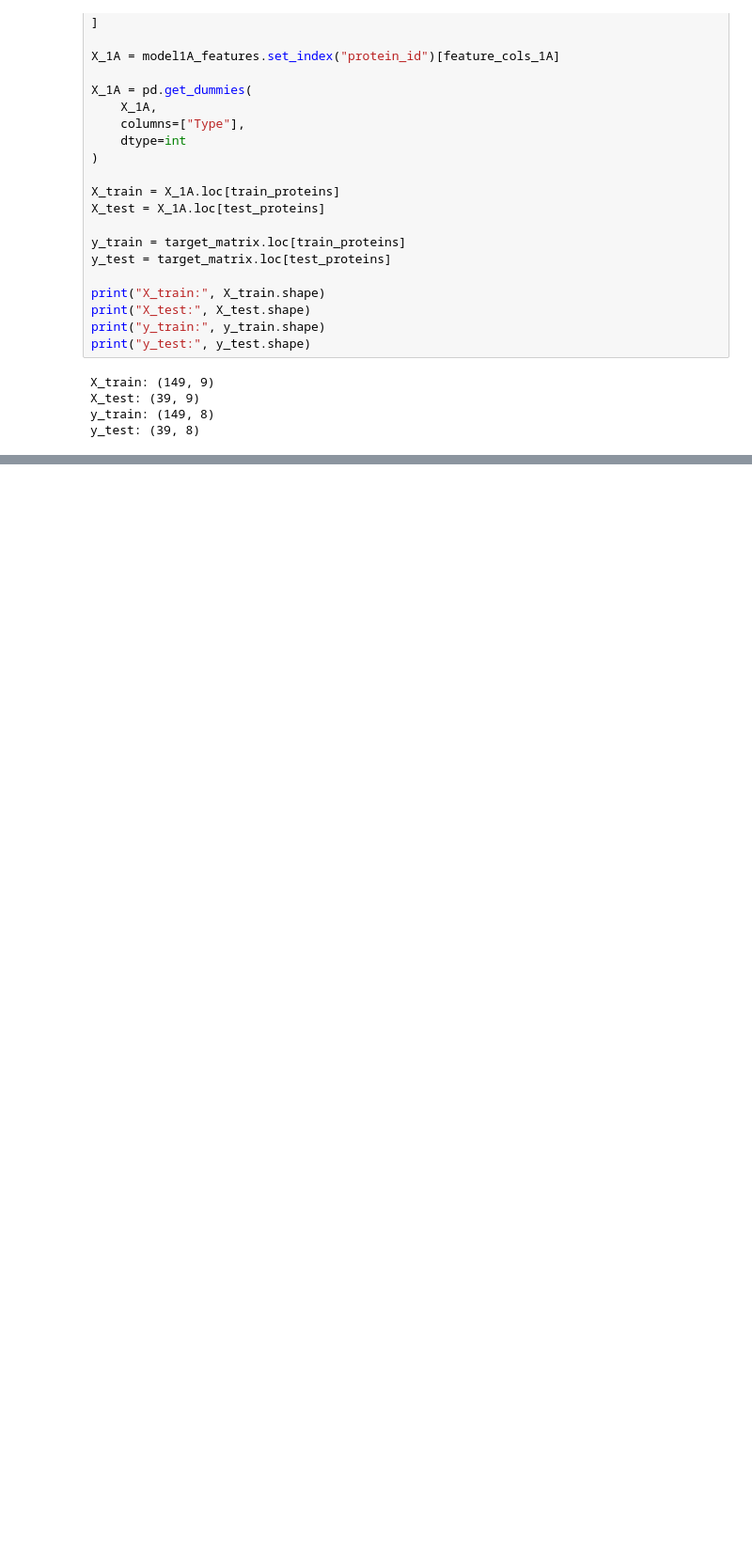
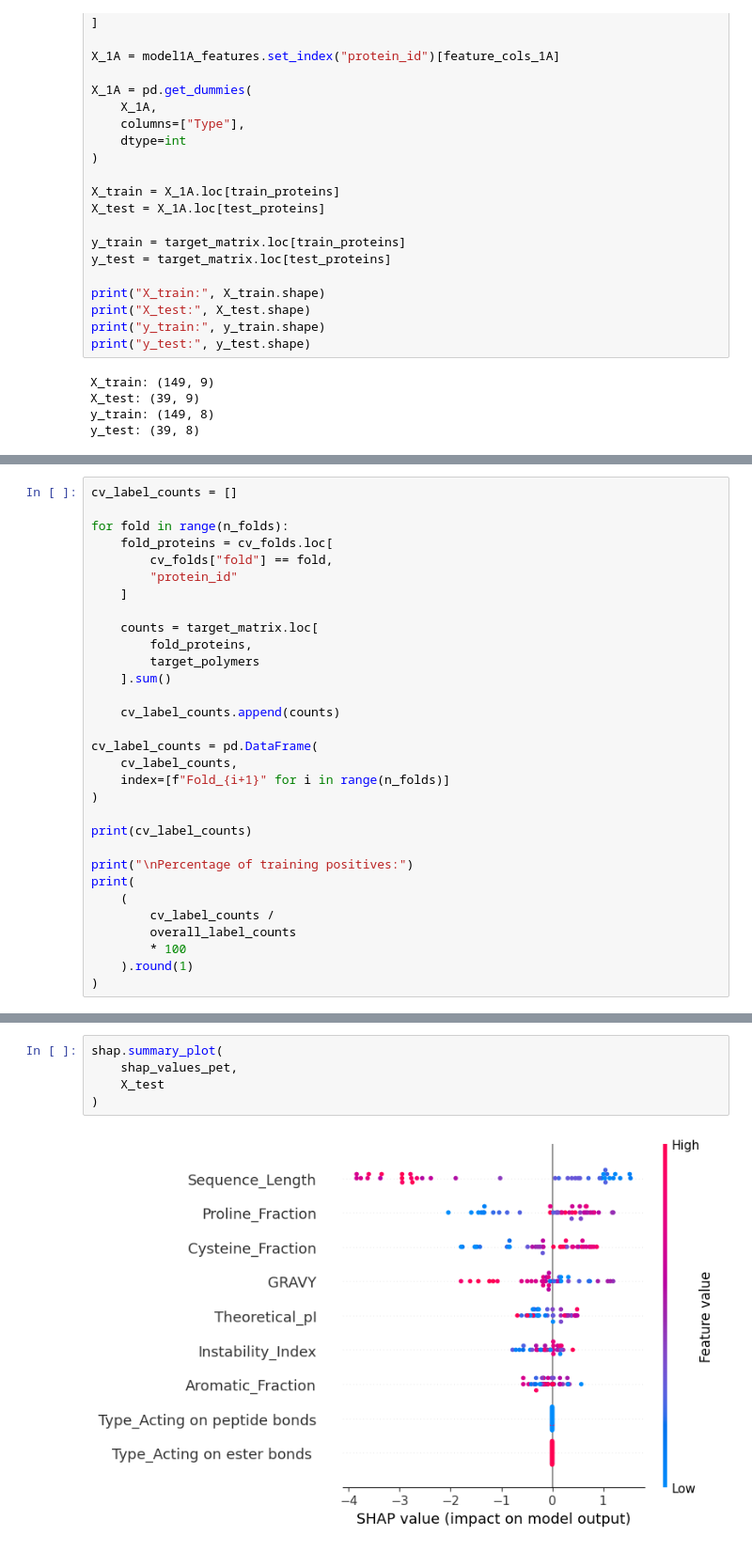
Before and after one commit to shazahmedsyed-lab/enzyme-polymer-and-toxicity, a Jupyter notebook: project/notebooks/04_plasticenz_model1.ipynb, the cells around one changed output, grey strips where cells are left out. Shown at 94% size. Cells and saved outputs as stored; diff of their text form; blank space fills up the shorter version.

```diff
--- a/project/notebooks/04_plasticenz_model1.ipynb
+++ b/project/notebooks/04_plasticenz_model1.ipynb
@@ -1813,0 +2238,31 @@ imbalance_1A
+# %%
+cv_label_counts = []
+
+for fold in range(n_folds):
+    fold_proteins = cv_folds.loc[
+        cv_folds["fold"] == fold,
+        "protein_id"
+    ]
+
+    counts = target_matrix.loc[
+        fold_proteins,
+        target_polymers
+    ].sum()
+
+    cv_label_counts.append(counts)
+
+cv_label_counts = pd.DataFrame(
+    cv_label_counts,
+    index=[f"Fold_{i+1}" for i in range(n_folds)]
+)
+
+print(cv_label_counts)
+
+print("\nPercentage of training positives:")
+print(
+    (
+        cv_label_counts /
+        overall_label_counts
+        * 100
+    ).round(1)
+)
@@ -1813,0 +2859,7 @@ imbalance_1A
+# %%
+shap.summary_plot(
+    shap_values_pet,
+    X_test
+)
+# %% [output]
+[figure, added]
```
Also changed, not shown: parts of 91 cells of this notebook, 7 other files.
